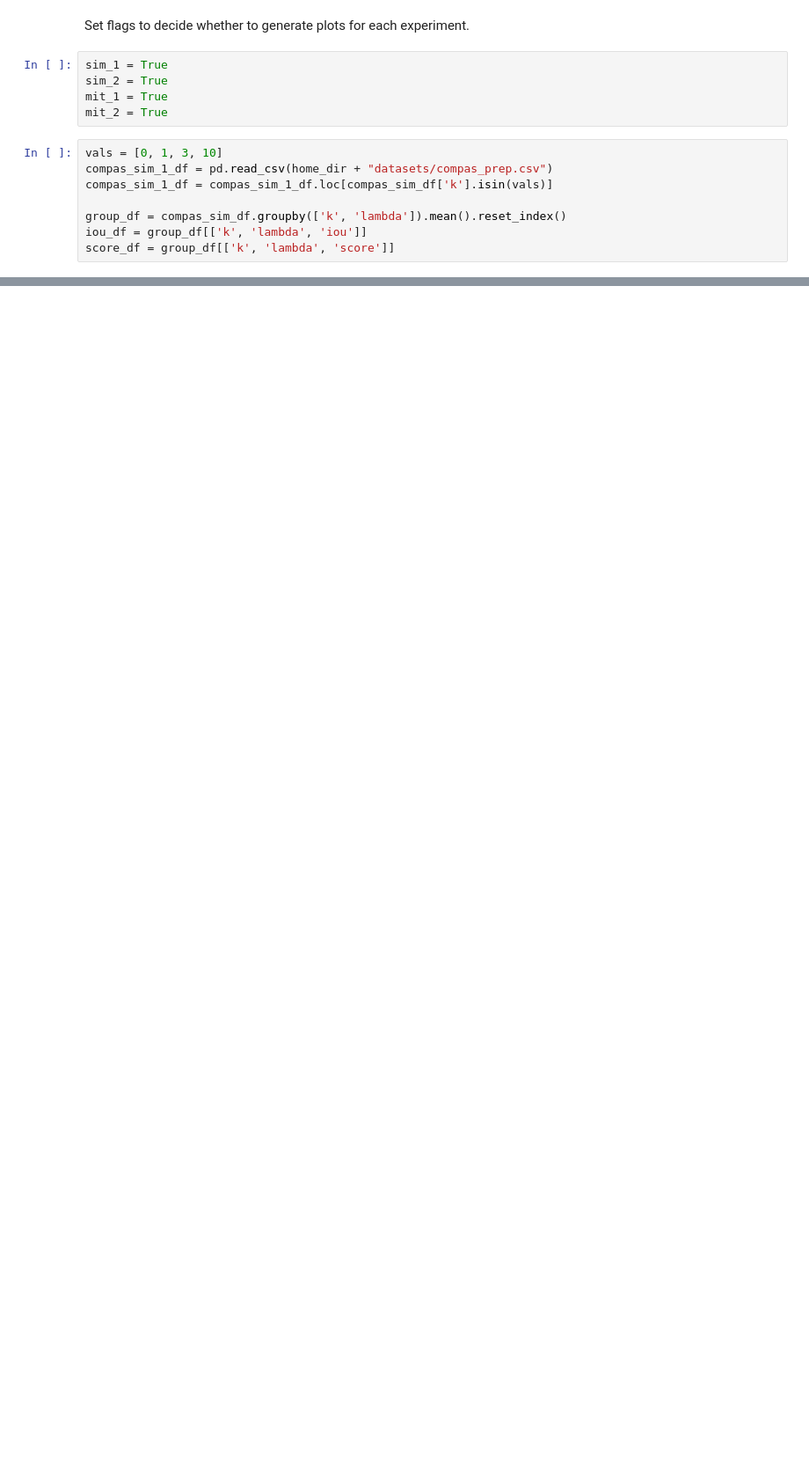
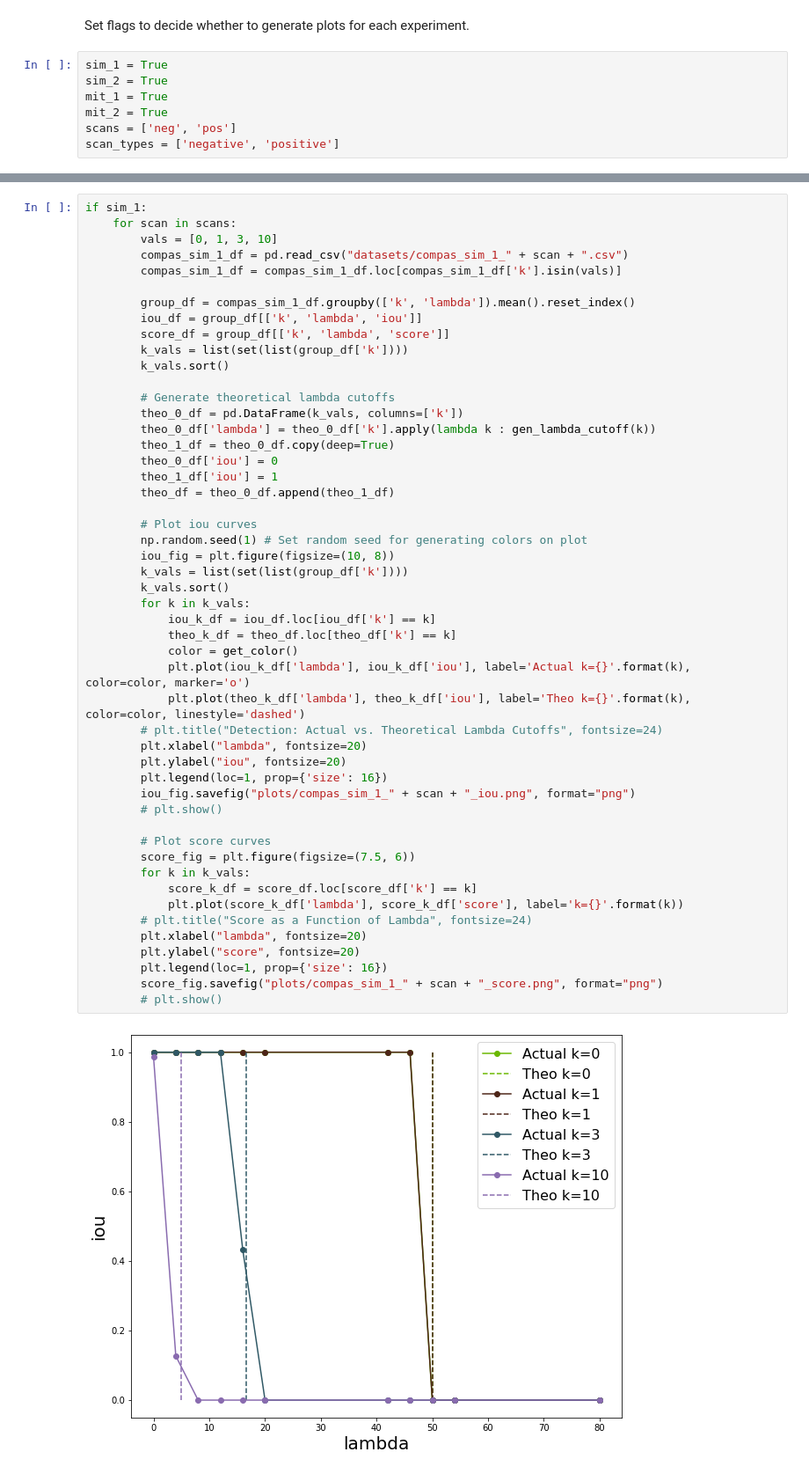
Before and after one commit to neil-menghani/ijdi, a Jupyter notebook: compas/compas_generate_plots.ipynb, the cells around one changed output, grey strips where cells are left out. Shown: that part at 88% size. Cells and saved outputs as stored; diff of their text form; blank space fills up the shorter version.

Commit message:
Finish plot code

```diff
--- a/compas/compas_generate_plots.ipynb
+++ b/compas/compas_generate_plots.ipynb
@@ -22,11 +13,5 @@ sim_1 = True
 sim_2 = True
 mit_1 = True
 mit_2 = True
+scans = ['neg', 'pos']
+scan_types = ['negative', 'positive']
-# %%
-vals = [0, 1, 3, 10]
-compas_sim_1_df = pd.read_csv(home_dir + "datasets/compas_prep.csv")
-compas_sim_1_df = compas_sim_1_df.loc[compas_sim_df['k'].isin(vals)]
-
-group_df = compas_sim_df.groupby(['k', 'lambda']).mean().reset_index()
-iou_df = group_df[['k', 'lambda', 'iou']]
-score_df = group_df[['k', 'lambda', 'score']]
@@ -32,0 +28,52 @@ score_df = group_df[['k', 'lambda', 'score']]
+# %%
+if sim_1:
+    for scan in scans:
+        vals = [0, 1, 3, 10]
+        compas_sim_1_df = pd.read_csv("datasets/compas_sim_1_" + scan + ".csv")
+        compas_sim_1_df = compas_sim_1_df.loc[compas_sim_1_df['k'].isin(vals)]
+
+        group_df = compas_sim_1_df.groupby(['k', 'lambda']).mean().reset_index()
+        iou_df = group_df[['k', 'lambda', 'iou']]
+        score_df = group_df[['k', 'lambda', 'score']]
+        k_vals = list(set(list(group_df['k'])))
+        k_vals.sort()
+
+        # Generate theoretical lambda cutoffs
+        theo_0_df = pd.DataFrame(k_vals, columns=['k'])
+        theo_0_df['lambda'] = theo_0_df['k'].apply(lambda k : gen_lambda_cutoff(k))
+        theo_1_df = theo_0_df.copy(deep=True)
+        theo_0_df['iou'] = 0
+        theo_1_df['iou'] = 1
+        theo_df = theo_0_df.append(theo_1_df)
+
+        # Plot iou curves
+        np.random.seed(1) # Set random seed for generating colors on plot
+        iou_fig = plt.figure(figsize=(10, 8))
+        k_vals = list(set(list(group_df['k'])))
+        k_vals.sort()
+        for k in k_vals:
+            iou_k_df = iou_df.loc[iou_df['k'] == k]
+            theo_k_df = theo_df.loc[theo_df['k'] == k]
+            color = get_color()
+            plt.plot(iou_k_df['lambda'], iou_k_df['iou'], label='Actual k={}'.format(k), color=color, marker='o')
+            plt.plot(theo_k_df['lambda'], theo_k_df['iou'], label='Theo k={}'.format(k), color=color, linestyle='dashed')
+        # plt.title("Detection: Actual vs. Theoretical Lambda Cutoffs", fontsize=24)
+        plt.xlabel("lambda", fontsize=20)
+        plt.ylabel("iou", fontsize=20)
+        plt.legend(loc=1, prop={'size': 16})
+        iou_fig.savefig("plots/compas_sim_1_" + scan + "_iou.png", format="png")
+        # plt.show()
+
+        # Plot score curves
+        score_fig = plt.figure(figsize=(7.5, 6))
+        for k in k_vals:
+            score_k_df = score_df.loc[score_df['k'] == k]
+            plt.plot(score_k_df['lambda'], score_k_df['score'], label='k={}'.format(k))
+        # plt.title("Score as a Function of Lambda", fontsize=24)
+        plt.xlabel("lambda", fontsize=20)
+        plt.ylabel("score", fontsize=20)
+        plt.legend(loc=1, prop={'size': 16})
+        score_fig.savefig("plots/compas_sim_1_" + scan + "_score.png", format="png")
+        # plt.show()
+# %% [output]
+[figure, added]
```
Also changed, not shown: parts of 13 cells of this notebook, 4 other files.
